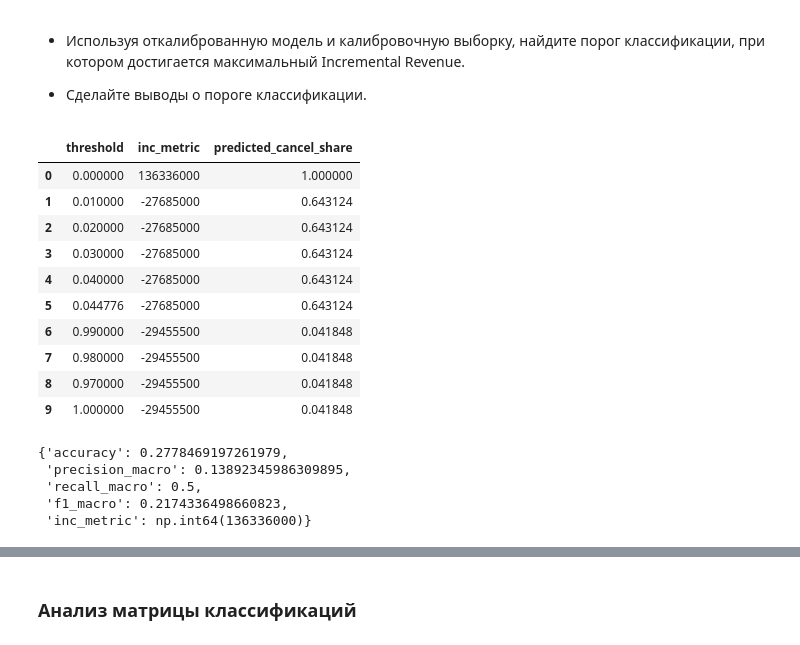
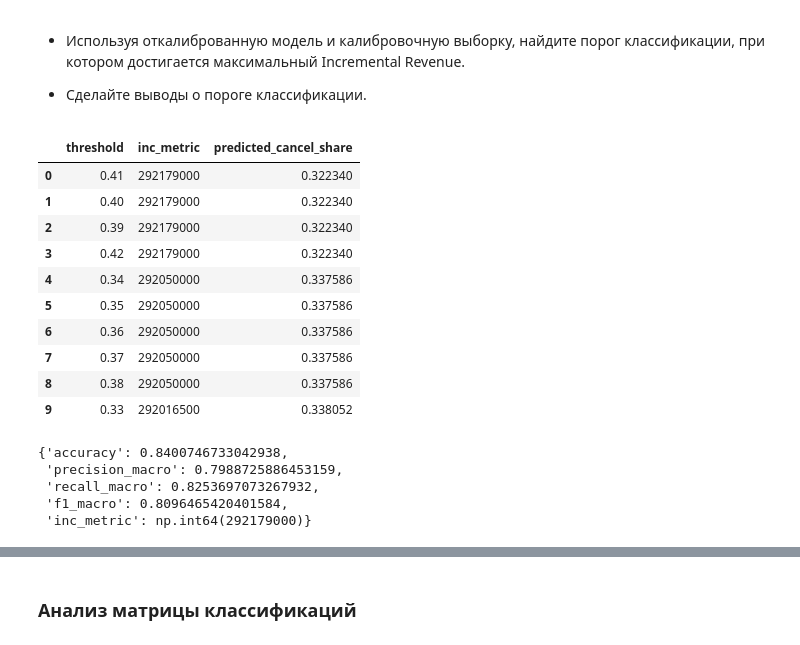
Before and after one commit to Plakhotniuk/practicum_ds, a Jupyter notebook: ml/grad_boosting/projects/hotel_booking_cancellation.ipynb, the cells around one changed output, grey strips where cells are left out. Drawn from its saved outputs; the diff is of its cells as text; code cells hidden in the pictures.

```diff
--- a/ml/grad_boosting/projects/hotel_booking_cancellation.ipynb
+++ b/ml/grad_boosting/projects/hotel_booking_cancellation.ipynb
@@ -1188,7 +1171,7 @@ xgb_best_opt = XGBClassifier(
     random_state=RANDOM_SEED,
     eval_metric="logloss",
     n_jobs=-1,
-    early_stopping_rounds=30
+    early_stopping_rounds=50
 )
 # %%
 xgb_best_opt.fit(
@@ -1388,6 +1366,7 @@ def get_calibrated_model(fitted_model, X_calib, y_calib, method='isotonic'):
     calibrated_model = CalibratedClassifierCV(
         estimator=FrozenEstimator(fitted_model),
         method=method,
+        n_jobs=-1
     )
     calibrated_model.fit(X_calib, y_calib)
 
@@ -1508,10 +1491,7 @@ y_val_proba_best_model_calibrated = best_model_calibrated.predict_proba(X_val)[:
 
 threshold_candidates = np.unique(
     np.r_[
-        0,
         np.linspace(0.01, 0.99, 99),
-        y_val_proba_best_model_calibrated,
-        1,
     ]
 )
 
@@ -1522,48 +1502,48 @@ for threshold in threshold_candidates:
     ).astype(int)
     threshold_results.append({
         'threshold': threshold,
         'inc_metric': inc_rev_metric(y_val, y_val_pred_threshold),
         'predicted_cancel_share': y_val_pred_threshold.mean(),
     })
 
 threshold_results_df = pd.DataFrame(threshold_results)
 best_threshold_row = threshold_results_df.loc[
     threshold_results_df['inc_metric'].idxmax()
 ]
 
 best_model_calibrated_threshold = best_threshold_row['threshold']
 best_model_calibrated_val_pred = (
     y_val_proba_best_model_calibrated >= best_model_calibrated_threshold
 ).astype(int)
 best_model_calibrated_threshold_metrics = evaluate_model(
     y_val,
     best_model_calibrated_val_pred,
 )
 
 display(
     threshold_results_df
     .sort_values('inc_metric', ascending=False)
     .head(10)
     .reset_index(drop=True)
 )
 best_model_calibrated_threshold_metrics
 # %% [output]
 |  | threshold | inc_metric | predicted_cancel_share |
-| 0 | 0.000000 | 136336000 | 1.000000 |
-| 1 | 0.010000 | -27685000 | 0.643124 |
-| 2 | 0.020000 | -27685000 | 0.643124 |
-| 3 | 0.030000 | -27685000 | 0.643124 |
-| 4 | 0.040000 | -27685000 | 0.643124 |
-| 5 | 0.044776 | -27685000 | 0.643124 |
-| 6 | 0.990000 | -29455500 | 0.041848 |
-| 7 | 0.980000 | -29455500 | 0.041848 |
-| 8 | 0.970000 | -29455500 | 0.041848 |
-| 9 | 1.000000 | -29455500 | 0.041848 |
+| 0 | 0.41 | 292179000 | 0.322340 |
+| 1 | 0.40 | 292179000 | 0.322340 |
+| 2 | 0.39 | 292179000 | 0.322340 |
+| 3 | 0.42 | 292179000 | 0.322340 |
+| 4 | 0.34 | 292050000 | 0.337586 |
+| 5 | 0.35 | 292050000 | 0.337586 |
+| 6 | 0.36 | 292050000 | 0.337586 |
+| 7 | 0.37 | 292050000 | 0.337586 |
+| 8 | 0.38 | 292050000 | 0.337586 |
+| 9 | 0.33 | 292016500 | 0.338052 |
-{'accuracy': 0.2778469197261979,
- 'precision_macro': 0.13892345986309895,
- 'recall_macro': 0.5,
- 'f1_macro': 0.2174336498660823,
- 'inc_metric': np.int64(136336000)}
+{'accuracy': 0.8400746733042938,
+ 'precision_macro': 0.7988725886453159,
+ 'recall_macro': 0.8253697073267932,
+ 'f1_macro': 0.8096465420401584,
+ 'inc_metric': np.int64(292179000)}
 # %%
 plt.figure(figsize=(10, 5))
 plt.plot(
```
Also changed, not shown: parts of 44 cells of this notebook.
